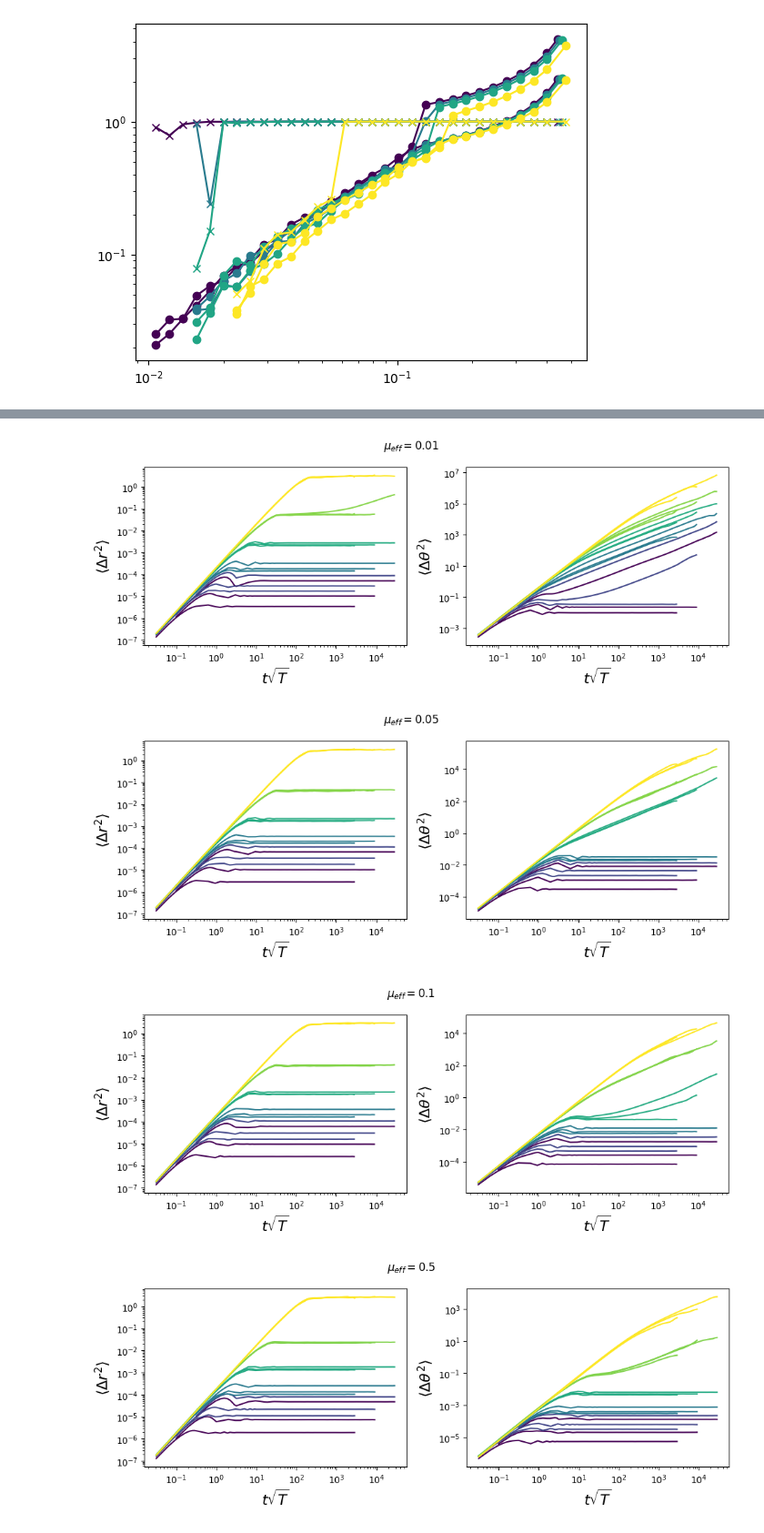
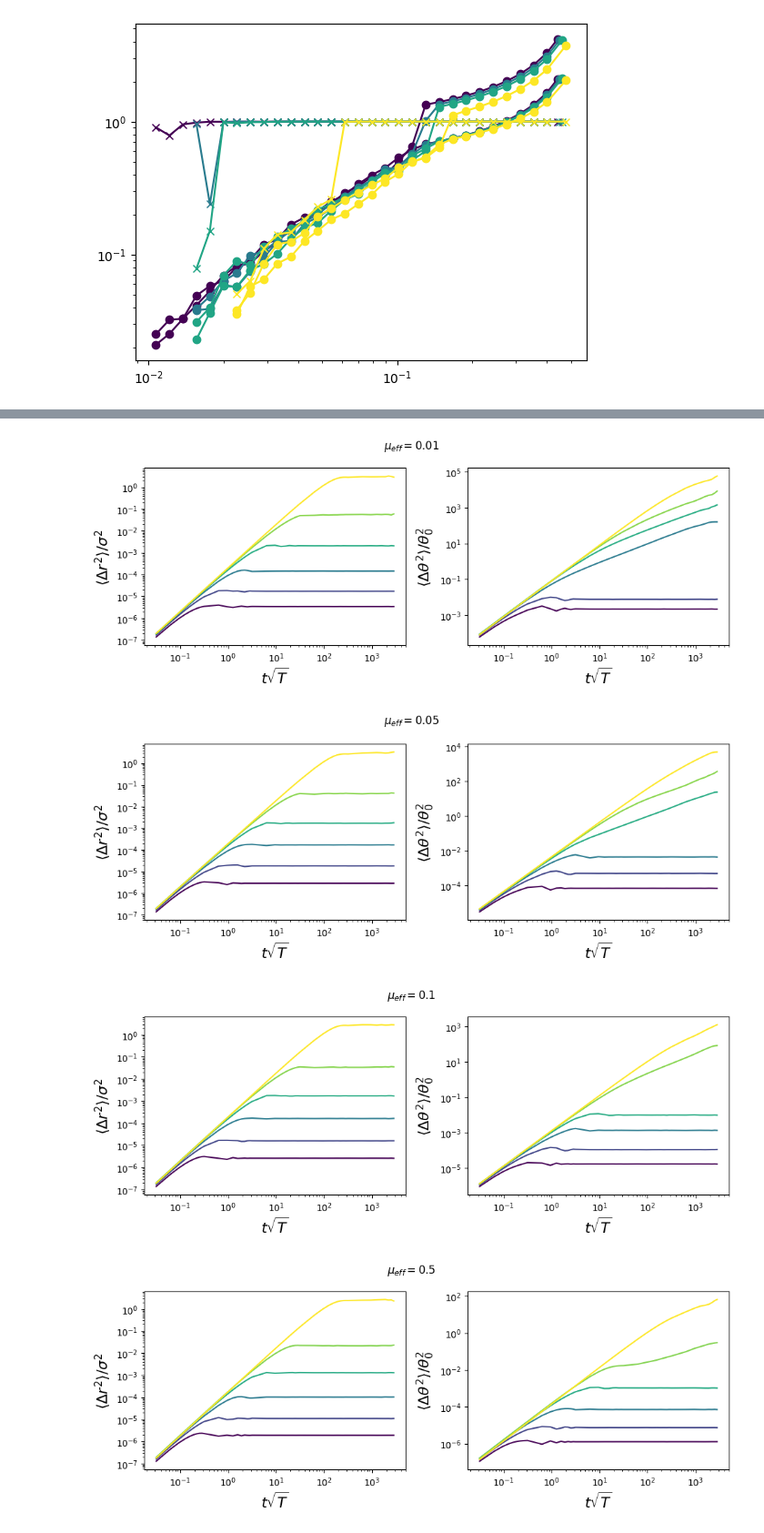
Before and after one commit to mmccraw98/notebooks-fall-25, a Jupyter notebook: 09/2-particle-box-sampling/diffusion-and-free-volume.ipynb, the cells around one changed output, grey strips where cells are left out. Shown at 91% size. Saved outputs shown, nothing was run; the diff lists cells and outputs as text; code cells hidden in the pictures.

```diff
--- a/09/2-particle-box-sampling/diffusion-and-free-volume.ipynb
+++ b/09/2-particle-box-sampling/diffusion-and-free-volume.ipynb
@@ -268,6 +269,9 @@ mu_eff_scalars = mu_eff_scalars[np.argsort(mu_eff_scalars)]
 cmap = plt.cm.viridis
 mu_eff_norm = LogNorm(vmin=mu_eff_scalars.min(), vmax=mu_eff_scalars.max())
 
+n_low = []
+n_high = []
+
 for i, mu_eff in enumerate(mu_eff_paths):
     path = os.path.join(data_root, mu_eff)
     try:
@@ -277,7 +281,13 @@ for i, mu_eff in enumerate(mu_eff_paths):
         print(e)
         print(path)
         continue
-    plt.plot([v['delta_phi'] for v in state.values()], [(v['n_valid_samples'] / v['n_samples']) * np.prod(state[30]['box_size'] - 2 * 0.5 * data.vertex_rad.max()) for v in state.values()], c=cmap(mu_eff_norm(mu_eff_scalars[i])))
+    x = np.array([v['delta_phi'] for v in state.values()])
+    y = np.array([(v['n_valid_samples'] / v['n_samples']) * np.prod(state[30]['box_size'] - 2 * 0.5 * data.vertex_rad.max()) ** 2 for v in state.values()])
+    plt.plot(x, y, c=cmap(mu_eff_norm(mu_eff_scalars[i])))
+    m_low = (x > x.min() * 4) & (x < x.min() * 10)
+    m_high = (x > x.max() / 1.7)
+    n_low.append(np.polyfit(np.log10(x[m_low]), np.log10(y[m_low]), 1)[0])
+    n_high.append(np.polyfit(np.log10(x[m_high]), np.log10(y[m_high]), 1)[0])
 plt.xscale('log')
 plt.yscale('log')
 # %% [output]
@@ -331,40 +367,43 @@ for i, mu_eff in enumerate(mu_eff_paths):
     for T in ['1e-05', '1e-06', '1e-07']:
         T_fl = float(T)
         data_path = os.path.join(path, f'dynamics_{T}')
         msd_path = data_path + '_msd.npz'
         data = load(data_path, location=['init', 'final'], load_trajectory=True, load_full=False)
         msd_data = np.load(msd_path)
         t = msd_data['t']
         ids = msd_data['ids']
         msd = np.array([np.mean(msd_data['msd'][:, ids == i], axis=1) for i in np.unique(ids)])
         d_data.append(
             np.concatenate([
                 np.unique(data.delta_phi)[np.argmax(np.diff(np.log10(np.mean(msd[:, -10:, :], axis=1)), axis=0), axis=0)],
                 [float(mu_eff)],
                 [float(T_fl)],
             ])
         )
         dphi_unique = np.unique(data.delta_phi)
         norm = LogNorm(vmin=dphi_unique.min(), vmax=dphi_unique.max())
+        if T != '1e-07':
+            continue
         for i in [0, 10, 20, 30, 40, 49]:
             ax[0].plot(t * np.sqrt(T_fl), msd[i, :, 0], c=cmap(norm(dphi_unique[i])))
-            ax[1].plot(t * np.sqrt(T_fl), msd[i, :, 1], c=cmap(norm(dphi_unique[i])))
+            ax[1].plot(t * np.sqrt(T_fl), msd[i, :, 1] / data.angular_period[0] ** 2, c=cmap(norm(dphi_unique[i])))
     for a in ax:
         a.set_xscale('log')
         a.set_yscale('log')
         a.set_xlabel(r'$t \sqrt{T}$', fontsize=16)
     plt.suptitle(r'$\mu_{eff}=$' + f'{mu_eff}')
-    ax[0].set_ylabel(r'$\langle \Delta r^2 \rangle$', fontsize=16)
-    ax[1].set_ylabel(r'$\langle \Delta \theta^2 \rangle$', fontsize=16)
+    ax[0].set_ylabel(r'$\langle \Delta r^2 \rangle / \sigma^2$', fontsize=16)
+    ax[1].set_ylabel(r'$\langle \Delta \theta^2 \rangle / \theta_0^2$', fontsize=16)
     plt.tight_layout()
+    plt.savefig(f'figures/msd_comparison_mu_eff_{mu_eff}.png', dpi=300)
     plt.show()
 
 d_data = np.array(d_data)
 # %% [output]
-[figure, old version]
+[figure, new version]
-[figure, old version]
+[figure, new version]
-[figure, old version]
+[figure, new version]
-[figure, old version]
+[figure, new version]
 # %%
 for i, mu_eff in enumerate(mu_eff_paths):
     path = os.path.join(data_root, mu_eff)
```
Also changed, not shown: parts of 8 cells of this notebook, 9 other files.
